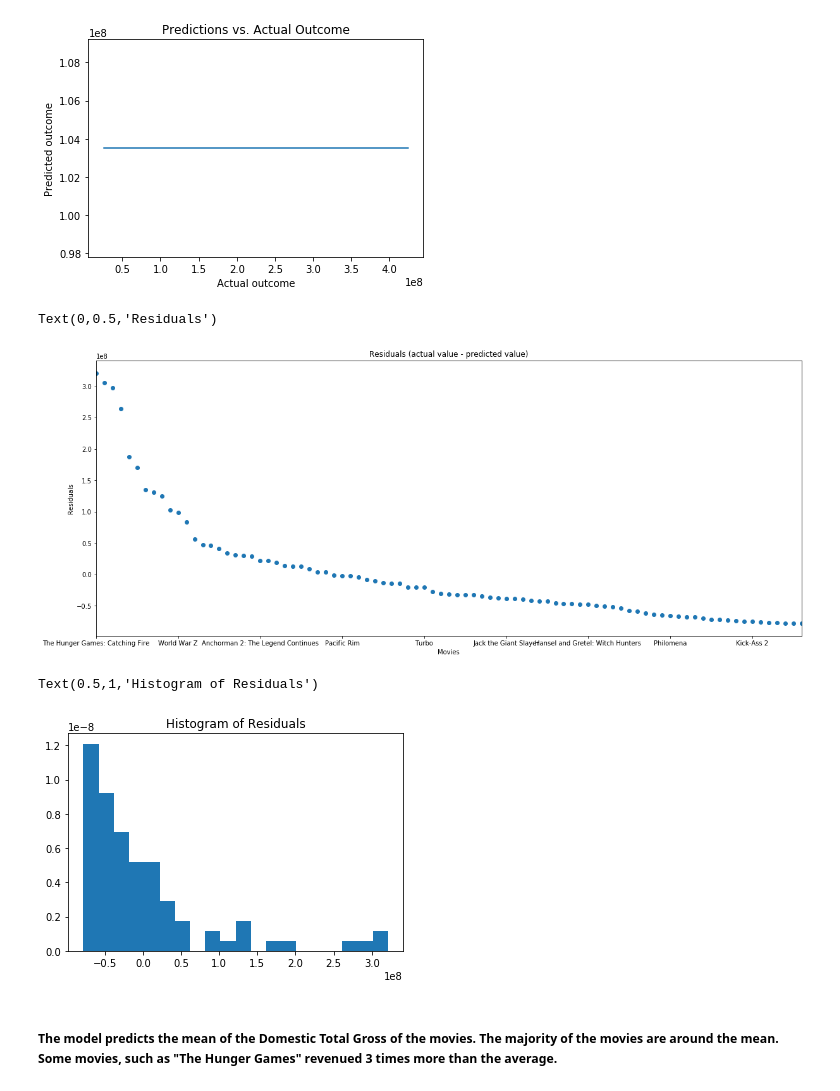
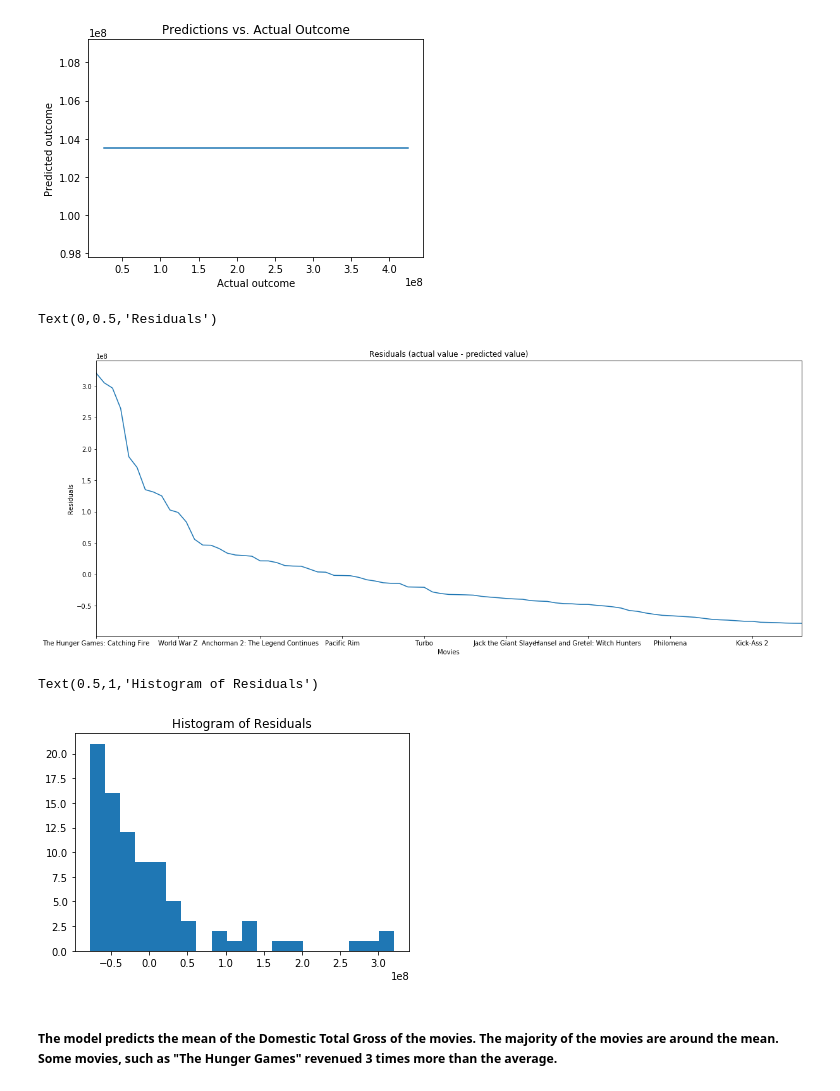
Before and after one commit to nataliabernardo/nataliab_metis, a Jupyter notebook: Challenges/Challenge 5.ipynb, the cells around one changed output. Saved outputs shown, nothing was run; the diff lists cells and outputs as text; code cells hidden in the pictures.

```diff
--- a/Challenges/Challenge 5.ipynb
+++ b/Challenges/Challenge 5.ipynb
@@ -67,20 +67,20 @@ plt.ylabel('Predicted outcome')
 Text(0,0.5,'Predicted outcome')
 [figure]
 # %%
-fit1.resid.plot(style='o', figsize=(20,8))
+fit1.resid.plot(figsize=(20,8))
 plt.title('Residuals (actual value - predicted value)')
 plt.xlabel('Movies')
 plt.ylabel('Residuals')
 # %% [output]
 Text(0,0.5,'Residuals')
-[figure, old version]
+[figure, new version]
 # %%
 residuals = y - fit1.predict(X)
-plt.hist(residuals, bins = 20, normed=True)
+plt.hist(residuals, bins = 20)
 plt.title('Histogram of Residuals')
 # %% [output]
 Text(0.5,1,'Histogram of Residuals')
-[figure, old version]
+[figure, new version]
 # %% [markdown]
 ##### The model predicts the mean of the Domestic Total Gross of the movies. The majority of the movies are around the mean. Some movies, such as  "The Hunger Games" revenued 3 times more than the average.
 # %% [markdown]
```
Also changed, not shown: parts of 1 cell of this notebook.
